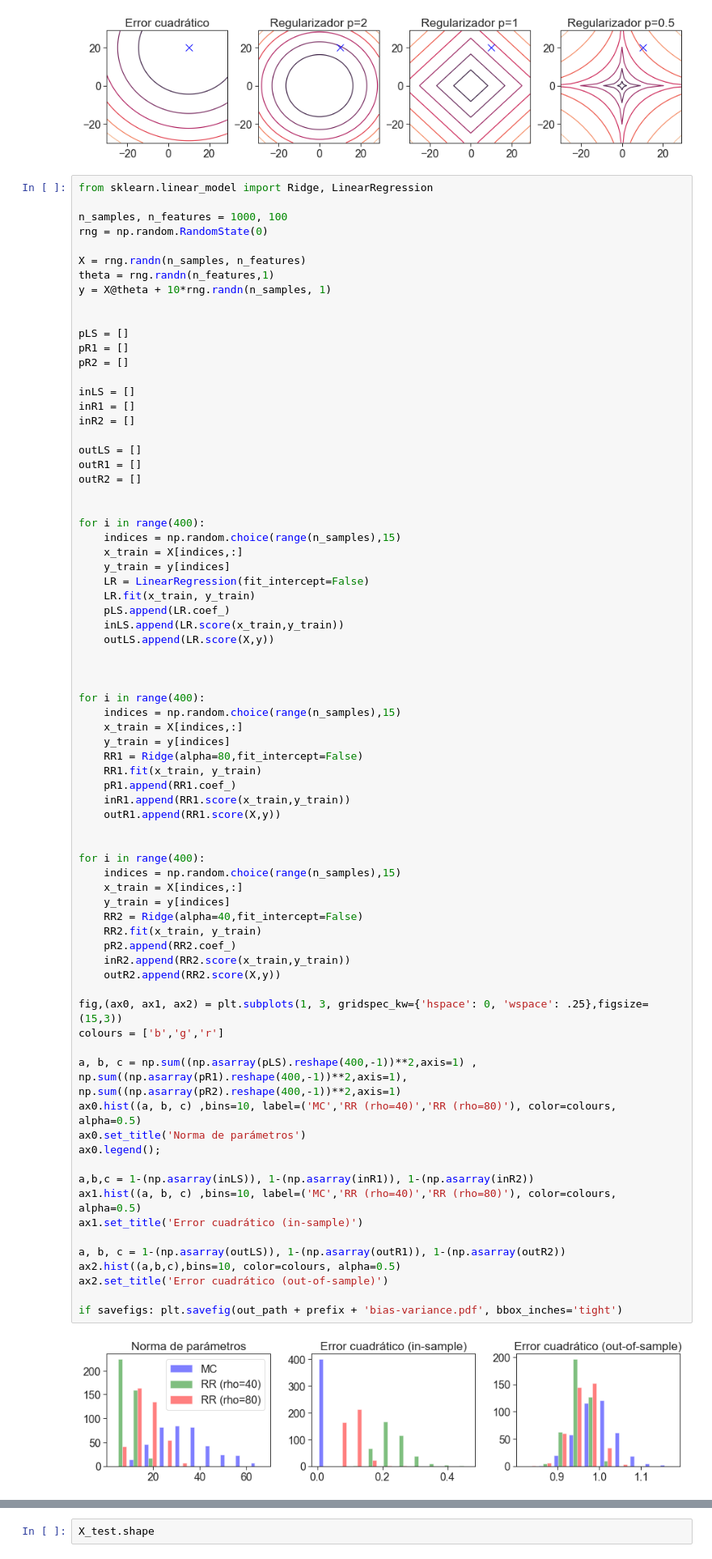
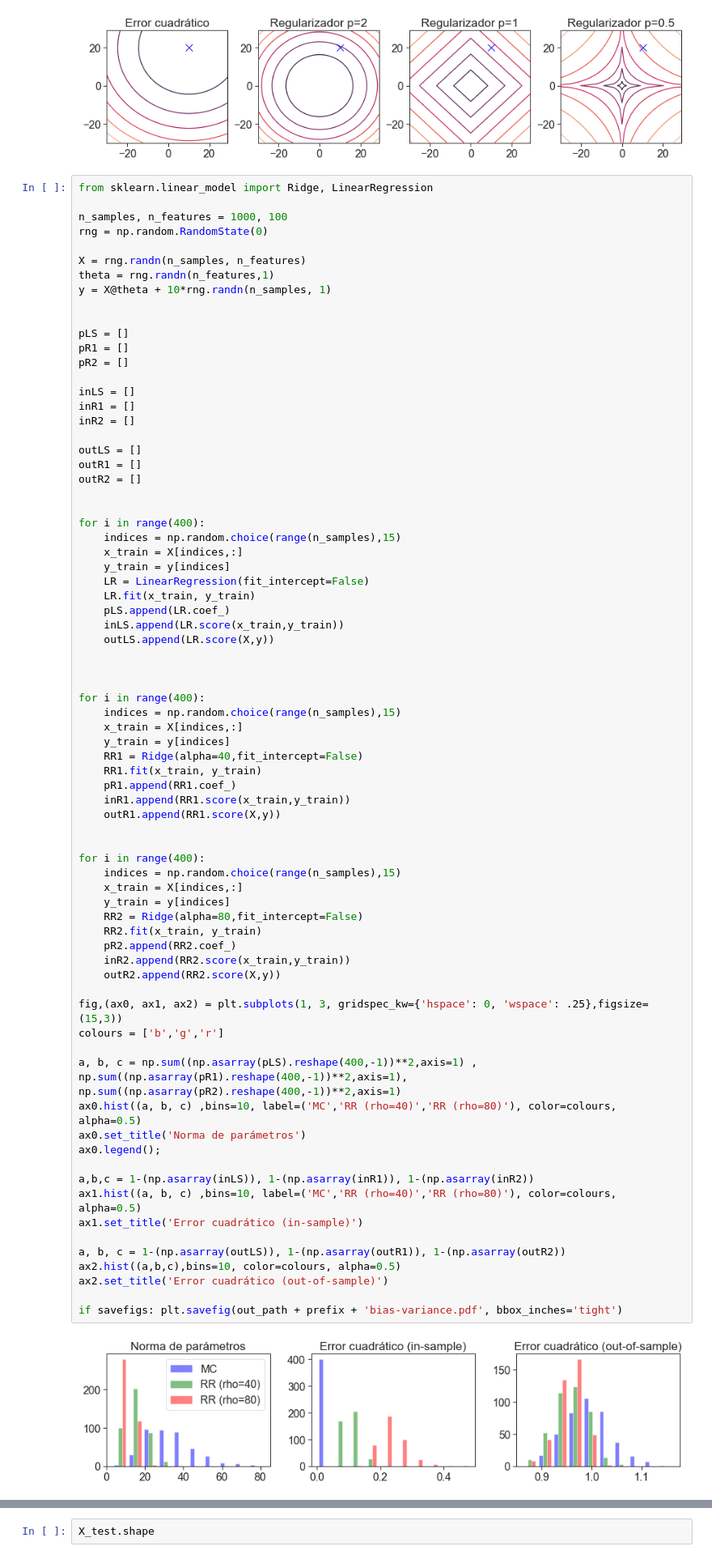
Before and after one commit to GAMES-UChile/Curso-Aprendizaje-de-Maquinas, a Jupyter notebook: Figuras.ipynb, the cells around one changed output, grey strips where cells are left out. Shown at 81% size. Cells and saved outputs as stored; diff of their text form.

```diff
--- a/Figuras.ipynb
+++ b/Figuras.ipynb
@@ -193,39 +193,39 @@ for i in range(400):
     indices = np.random.choice(range(n_samples),15)
     x_train = X[indices,:]
     y_train = y[indices]
-    RR1 = Ridge(alpha=80,fit_intercept=False)
+    RR1 = Ridge(alpha=40,fit_intercept=False)
     RR1.fit(x_train, y_train)
     pR1.append(RR1.coef_)
     inR1.append(RR1.score(x_train,y_train))
     outR1.append(RR1.score(X,y))
 
 
 for i in range(400):
     indices = np.random.choice(range(n_samples),15)
     x_train = X[indices,:]
     y_train = y[indices]
-    RR2 = Ridge(alpha=40,fit_intercept=False)
+    RR2 = Ridge(alpha=80,fit_intercept=False)
     RR2.fit(x_train, y_train)
     pR2.append(RR2.coef_)
     inR2.append(RR2.score(x_train,y_train))
     outR2.append(RR2.score(X,y))
 
 fig,(ax0, ax1, ax2) = plt.subplots(1, 3, gridspec_kw={'hspace': 0, 'wspace': .25},figsize=(15,3))
 colours = ['b','g','r']
 
 a, b, c = np.sum((np.asarray(pLS).reshape(400,-1))**2,axis=1) , np.sum((np.asarray(pR1).reshape(400,-1))**2,axis=1), np.sum((np.asarray(pR2).reshape(400,-1))**2,axis=1)
 ax0.hist((a, b, c) ,bins=10, label=('MC','RR (rho=40)','RR (rho=80)'), color=colours, alpha=0.5)
 ax0.set_title('Norma de parámetros')
 ax0.legend();
 
 a,b,c = 1-(np.asarray(inLS)), 1-(np.asarray(inR1)), 1-(np.asarray(inR2))
 ax1.hist((a, b, c) ,bins=10, label=('MC','RR (rho=40)','RR (rho=80)'), color=colours, alpha=0.5)
 ax1.set_title('Error cuadrático (in-sample)')
 
 a, b, c = 1-(np.asarray(outLS)), 1-(np.asarray(outR1)), 1-(np.asarray(outR2))
 ax2.hist((a,b,c),bins=10, color=colours, alpha=0.5)
 ax2.set_title('Error cuadrático (out-of-sample)')
 
 if savefigs: plt.savefig(out_path + prefix + 'bias-variance.pdf', bbox_inches='tight')
 # %% [output]
-[figure, old version]
+[figure, new version]
```
Also changed, not shown: parts of 1 cell of this notebook, 4 other files.
